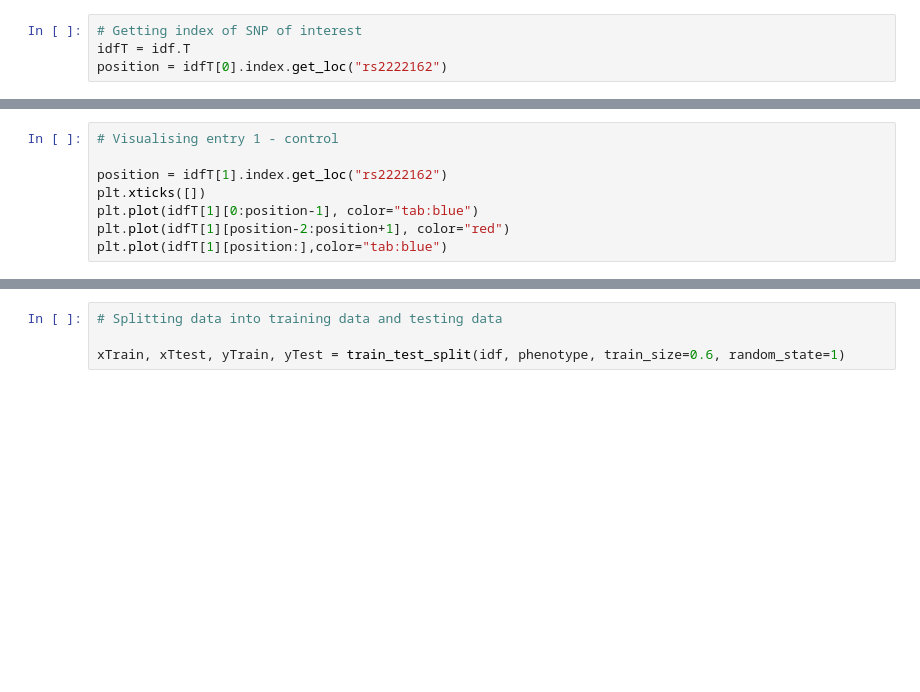
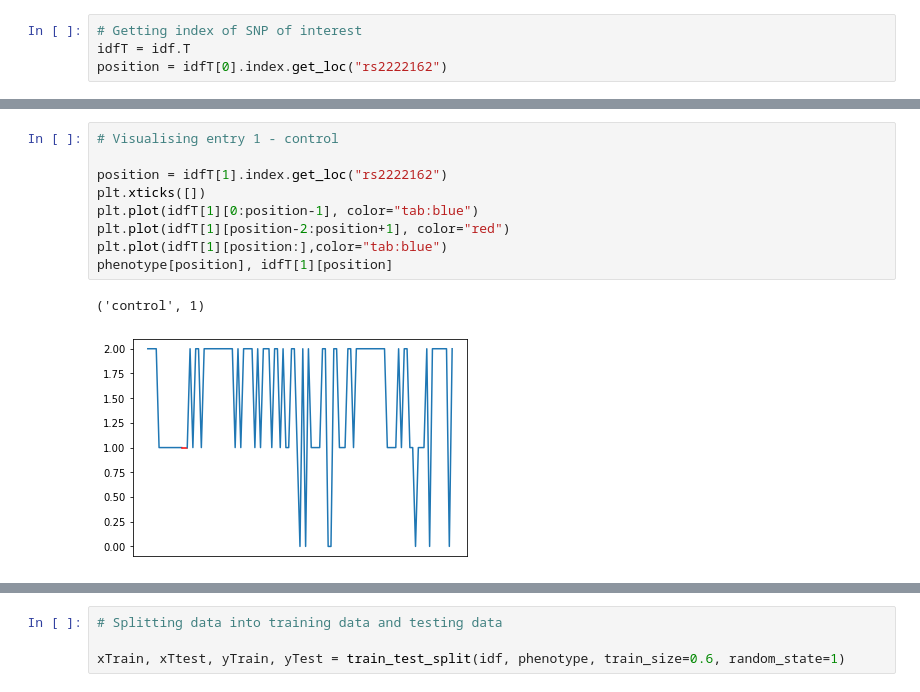
Before and after one commit to EannaCurran/FYP-Time-Series-Classification-For-GWAS-Data, a Jupyter notebook: FPY_SimpleSNP.ipynb, the cells around one changed output, grey strips where cells are left out. Drawn from its saved outputs; the diff is of its cells as text; blank space fills up the shorter version.

```diff
--- a/FPY_SimpleSNP.ipynb
+++ b/FPY_SimpleSNP.ipynb
@@ -126,11 +143,15 @@ plt.plot(idfT[0][position:],color="tab:blue")
 # %%
 # Visualising entry 1 - control
 
 position = idfT[1].index.get_loc("rs2222162")
 plt.xticks([])
 plt.plot(idfT[1][0:position-1], color="tab:blue")
 plt.plot(idfT[1][position-2:position+1], color="red")
 plt.plot(idfT[1][position:],color="tab:blue")
+phenotype[position], idfT[1][position]
+# %% [output]
+('control', 1)
+[figure, added]
 # %%
 # Visualising entry 2 - case
 
```
Also changed, not shown: parts of 19 cells of this notebook.
